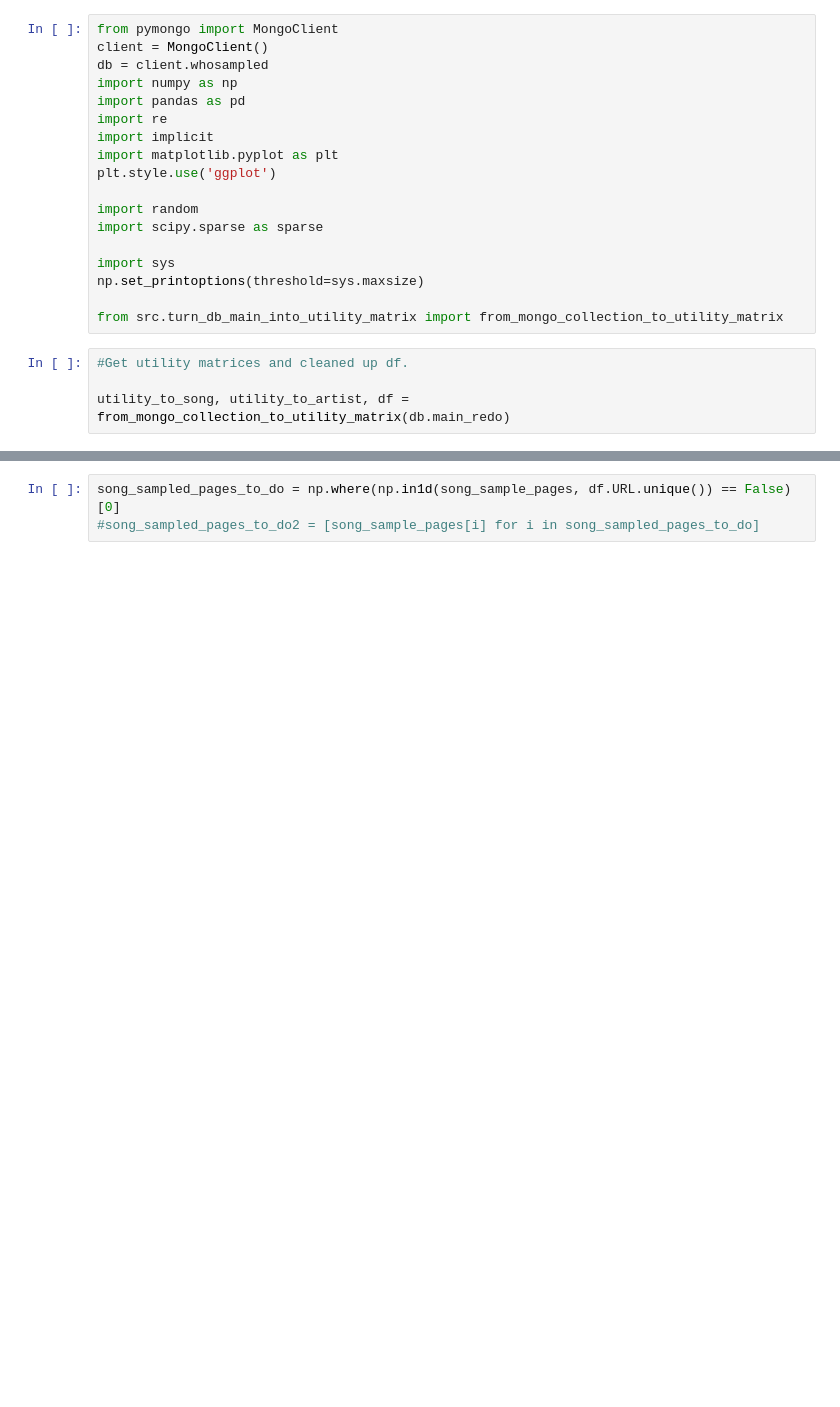
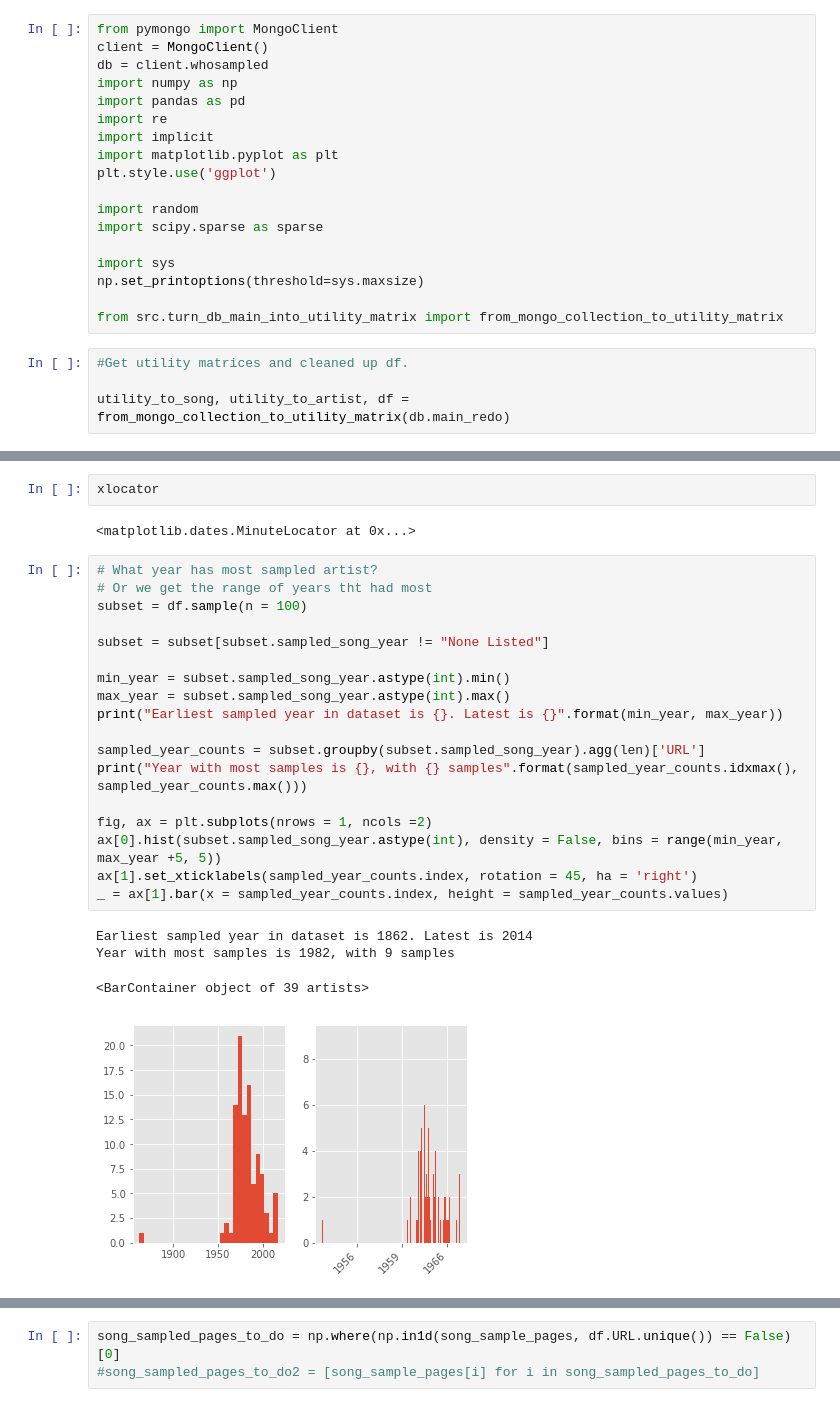
Before and after one commit to Jesse-Kerr/recordmender, a Jupyter notebook: EDA + model.ipynb, the cells around one changed output, grey strips where cells are left out. Cells and saved outputs as stored; diff of their text form; blank space fills up the shorter version.

```diff
--- a/EDA + model.ipynb
+++ b/EDA + model.ipynb
@@ -94,2 +110,29 @@ subset.head()
+# %%
+xlocator
+# %% [output]
+<matplotlib.dates.MinuteLocator at 0x...>
+# %%
+# What year has most sampled artist?
+# Or we get the range of years tht had most
+subset = df.sample(n = 100)
+
+subset = subset[subset.sampled_song_year != "None Listed"]
+
+min_year = subset.sampled_song_year.astype(int).min()
+max_year = subset.sampled_song_year.astype(int).max()
+print("Earliest sampled year in dataset is {}. Latest is {}".format(min_year, max_year))
+
+sampled_year_counts = subset.groupby(subset.sampled_song_year).agg(len)['URL']
+print("Year with most samples is {}, with {} samples".format(sampled_year_counts.idxmax(), sampled_year_counts.max()))
+
+fig, ax = plt.subplots(nrows = 1, ncols =2)
+ax[0].hist(subset.sampled_song_year.astype(int), density = False, bins = range(min_year, max_year +5, 5))
+ax[1].set_xticklabels(sampled_year_counts.index, rotation = 45, ha = 'right')
+_ = ax[1].bar(x = sampled_year_counts.index, height = sampled_year_counts.values)
+# %% [output]
+Earliest sampled year in dataset is 1862. Latest is 2014
+Year with most samples is 1982, with 9 samples
+<BarContainer object of 39 artists>
+[figure, added]
 # %%
 #Are they direct sample or interpolations?
```
Also changed, not shown: parts of 5 cells of this notebook.
